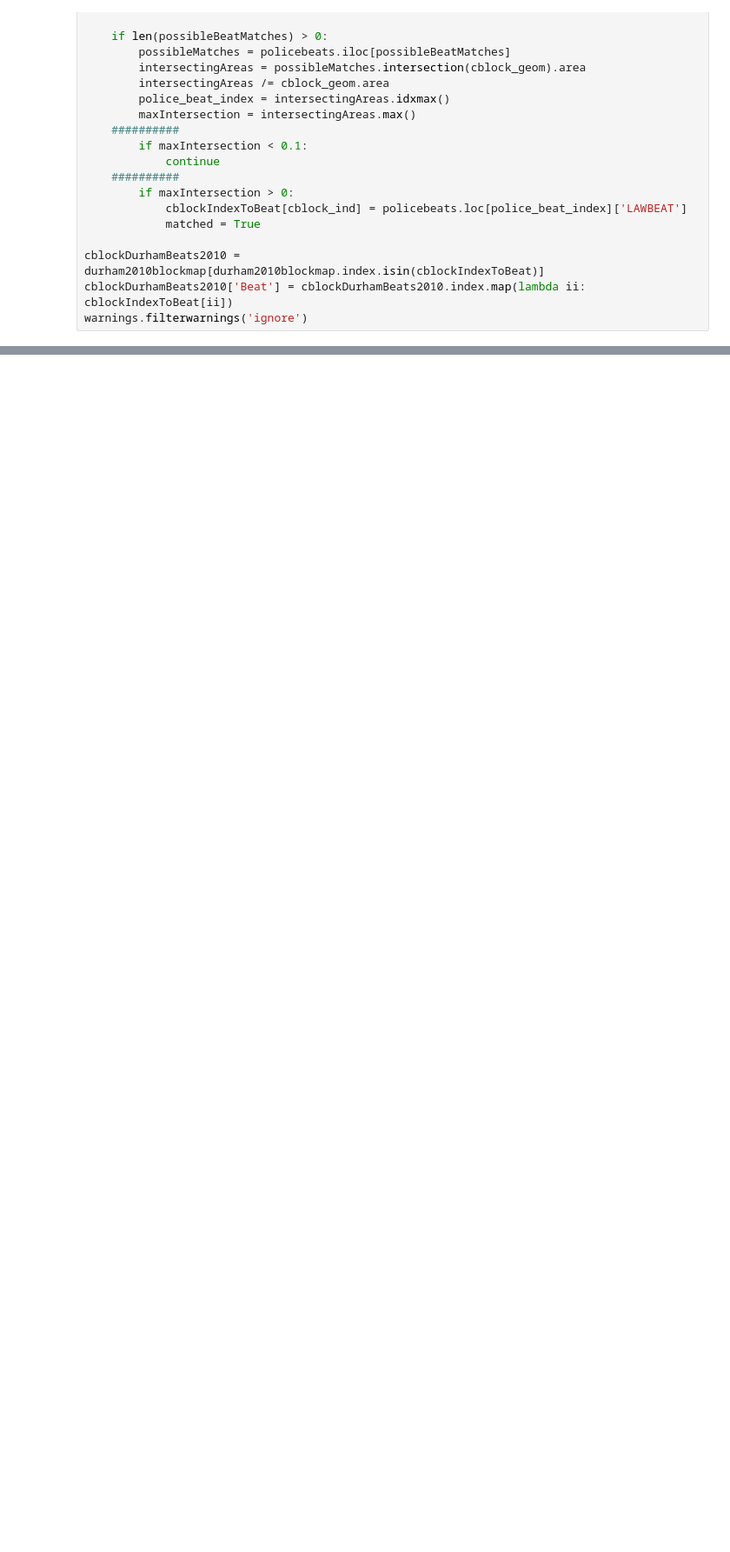
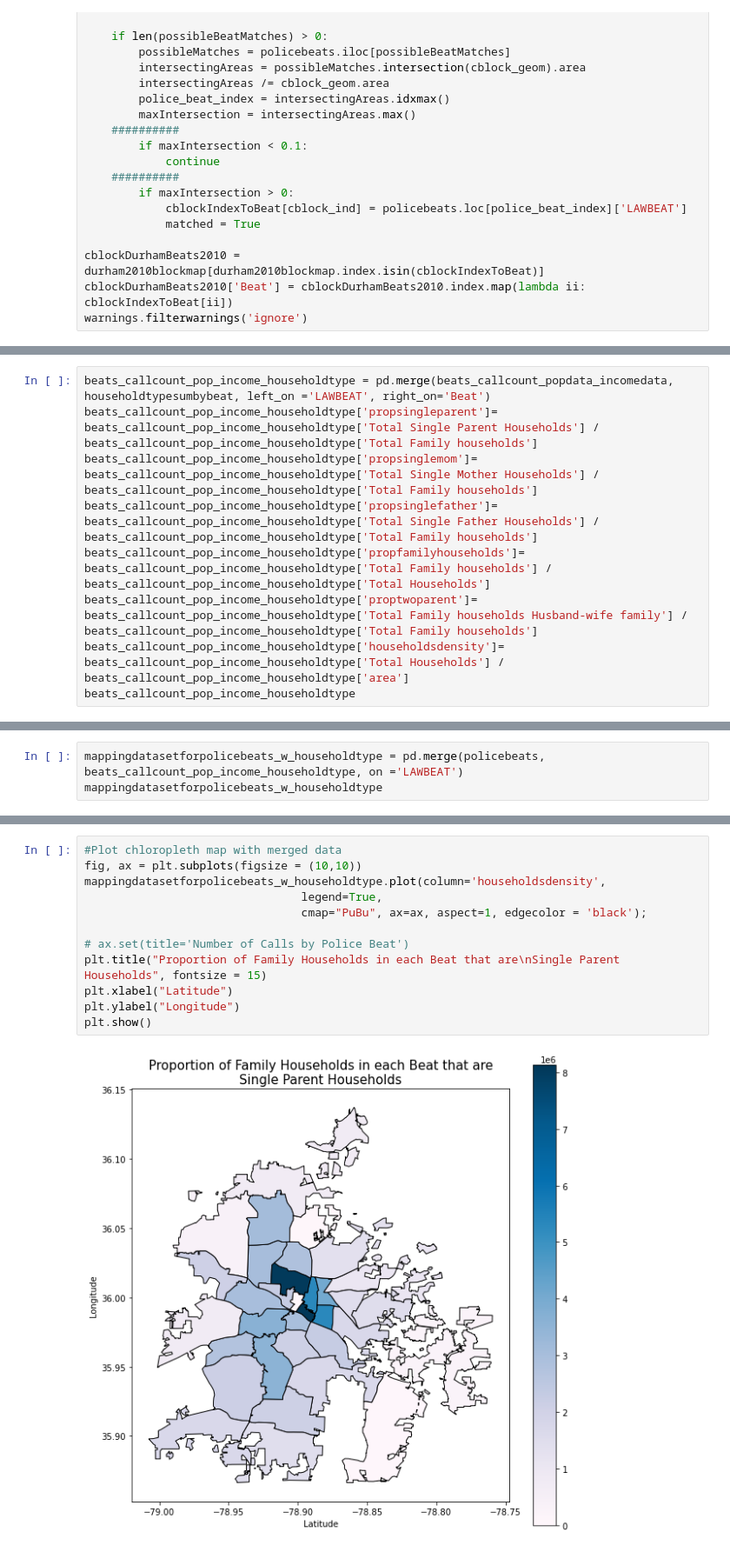
Before and after one commit to sadiesheridan/dataplus-project27-community-safety-durham, a Jupyter notebook: 10_code/hispanicanalysis.ipynb, the cells around one changed output, grey strips where cells are left out. Shown at 87% size. Cells and saved outputs as stored; diff of their text form; blank space fills up the shorter version.

```diff
--- a/10_code/hispanicanalysis.ipynb
+++ b/10_code/hispanicanalysis.ipynb
@@ -1092,2 +1067,11 @@ householdtypesumbybeat['Total'].sum()
 # %% [output]
 47843
+# %%
+beats_callcount_pop_income_householdtype = pd.merge(beats_callcount_popdata_incomedata, householdtypesumbybeat, left_on ='LAWBEAT', right_on='Beat')
+beats_callcount_pop_income_householdtype['propsingleparent']= beats_callcount_pop_income_householdtype['Total Single Parent Households'] / beats_callcount_pop_income_householdtype['Total Family households']
+beats_callcount_pop_income_householdtype['propsinglemom']= beats_callcount_pop_income_householdtype['Total Single Mother Households'] / beats_callcount_pop_income_householdtype['Total Family households']
+beats_callcount_pop_income_householdtype['propsinglefather']= beats_callcount_pop_income_householdtype['Total Single Father Households'] / beats_callcount_pop_income_householdtype['Total Family households']
+beats_callcount_pop_income_householdtype['propfamilyhouseholds']= beats_callcount_pop_income_householdtype['Total Family households'] / beats_callcount_pop_income_householdtype['Total Households']
+beats_callcount_pop_income_householdtype['proptwoparent']= beats_callcount_pop_income_householdtype['Total Family households Husband-wife family'] / beats_callcount_pop_income_householdtype['Total Family households']
+beats_callcount_pop_income_householdtype['householdsdensity']= beats_callcount_pop_income_householdtype['Total Households'] / beats_callcount_pop_income_householdtype['area']
+beats_callcount_pop_income_householdtype
@@ -1093,0 +1096,3 @@ householdtypesumbybeat['Total'].sum()
+# %%
+mappingdatasetforpolicebeats_w_householdtype = pd.merge(policebeats, beats_callcount_pop_income_householdtype, on ='LAWBEAT')
+mappingdatasetforpolicebeats_w_householdtype
@@ -1093,0 +1117,14 @@ householdtypesumbybeat['Total'].sum()
+# %%
+#Plot chloropleth map with merged data
+fig, ax = plt.subplots(figsize = (10,10))
+mappingdatasetforpolicebeats_w_householdtype.plot(column='householdsdensity',
+                                legend=True,
+                                cmap="PuBu", ax=ax, aspect=1, edgecolor = 'black');
+
+# ax.set(title='Number of Calls by Police Beat')
+plt.title("Proportion of Family Households in each Beat that are\nSingle Parent Households", fontsize = 15)
+plt.xlabel("Latitude")
+plt.ylabel("Longitude")
+plt.show()
+# %% [output]
+[figure, added]
```
Also changed, not shown: parts of 10 cells of this notebook.
